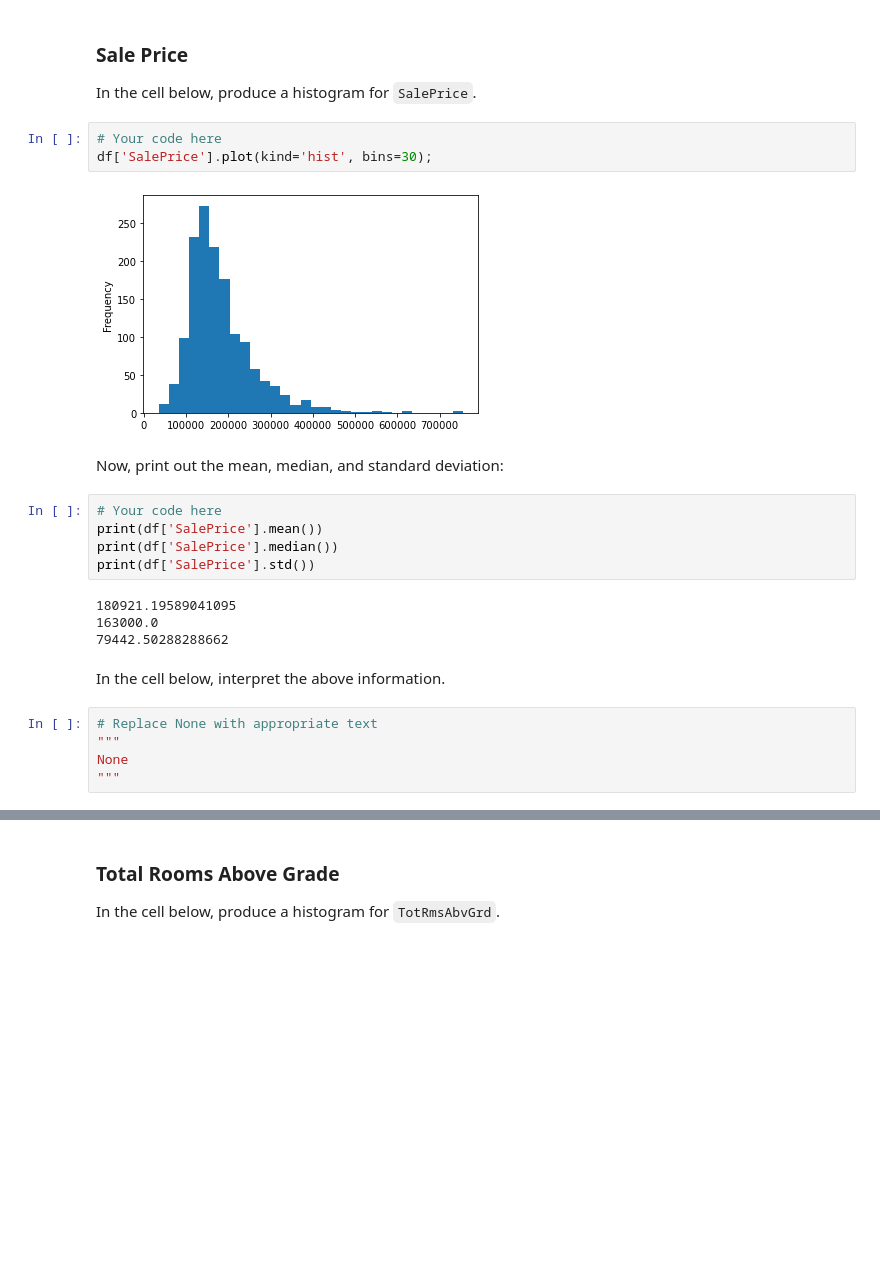
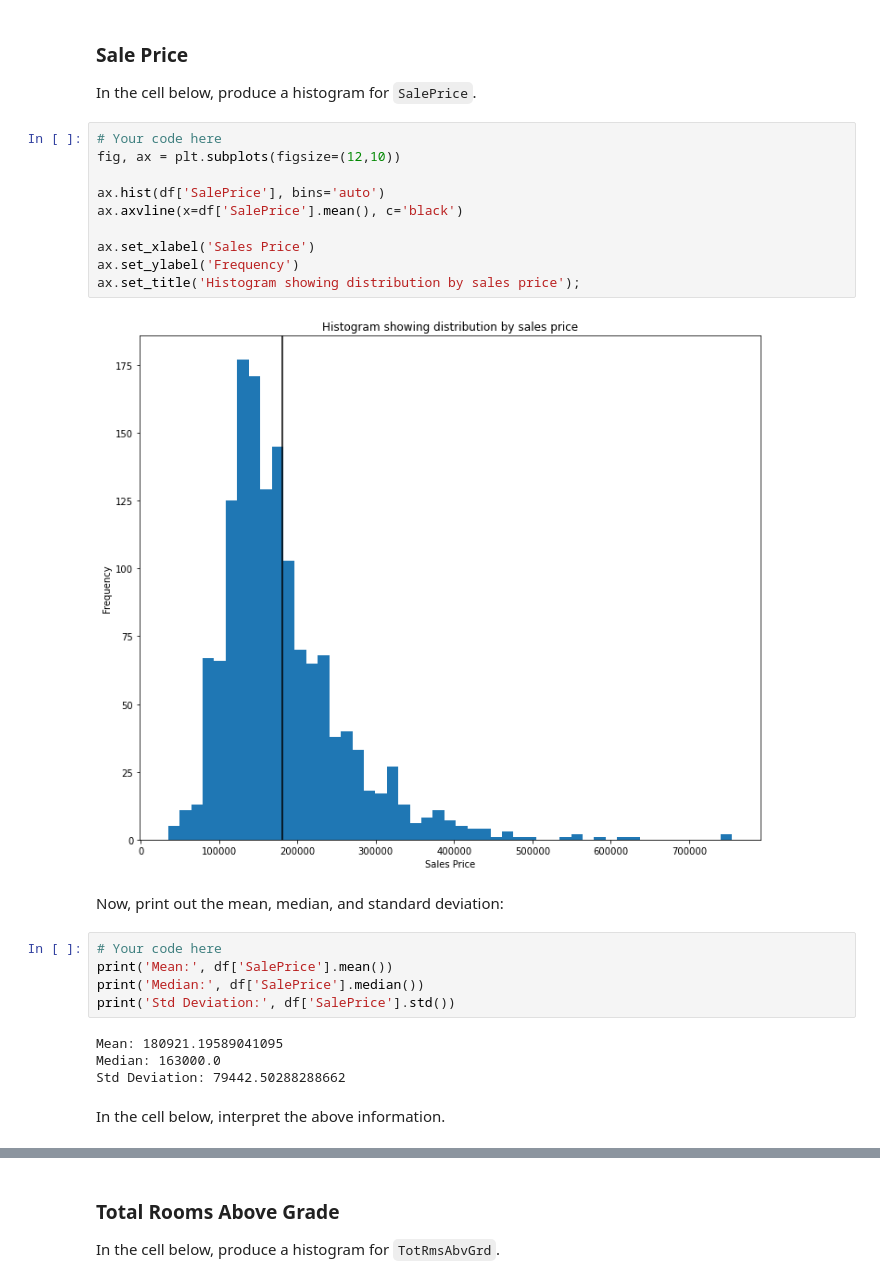
Before and after one commit to Trevor334/dsc-pandas-eda-lab, a Jupyter notebook: index.ipynb, the cells around one changed output, grey strips where cells are left out. Cells and saved outputs as stored; diff of their text form; blank space fills up the shorter version.

```diff
--- a/index.ipynb
+++ b/index.ipynb
@@ -174,26 +174,28 @@ Each histogram should have appropriate title and axes labels, as well as a black
 ### Sale Price
 
 In the cell below, produce a histogram for `SalePrice`.
-# %%
-# Your code here
-df['SalePrice'].plot(kind='hist', bins=30);
-# %% [output]
-[figure, removed]
+# %%
+# Your code here
+fig, ax = plt.subplots(figsize=(12,10))
+
+ax.hist(df['SalePrice'], bins='auto')
+ax.axvline(x=df['SalePrice'].mean(), c='black')
+
+ax.set_xlabel('Sales Price')
+ax.set_ylabel('Frequency')
+ax.set_title('Histogram showing distribution by sales price');
+# %% [output]
+[figure, added]
 # %% [markdown]
 Now, print out the mean, median, and standard deviation:
 # %%
 # Your code here
-print(df['SalePrice'].mean())
-print(df['SalePrice'].median())
-print(df['SalePrice'].std())
+print('Mean:', df['SalePrice'].mean())
+print('Median:', df['SalePrice'].median())
+print('Std Deviation:', df['SalePrice'].std())
 # %% [output]
-180921.19589041095
-163000.0
-79442.50288288662
+Mean: 180921.19589041095
+Median: 163000.0
+Std Deviation: 79442.50288288662
 # %% [markdown]
 In the cell below, interpret the above information.
-# %%
-# Replace None with appropriate text
-"""
-None
-"""
```
Also changed, not shown: parts of 22 cells of this notebook.
